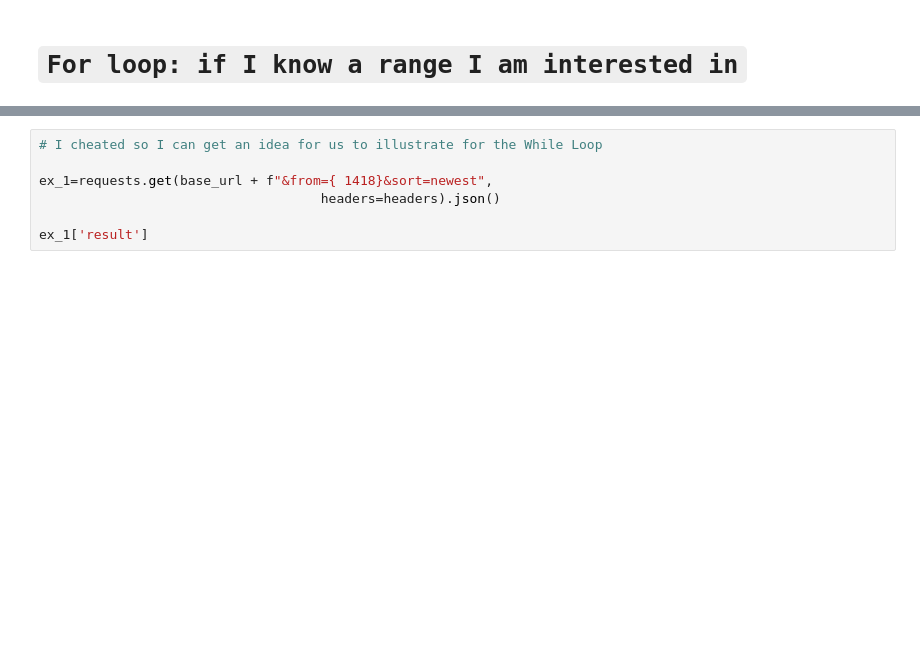
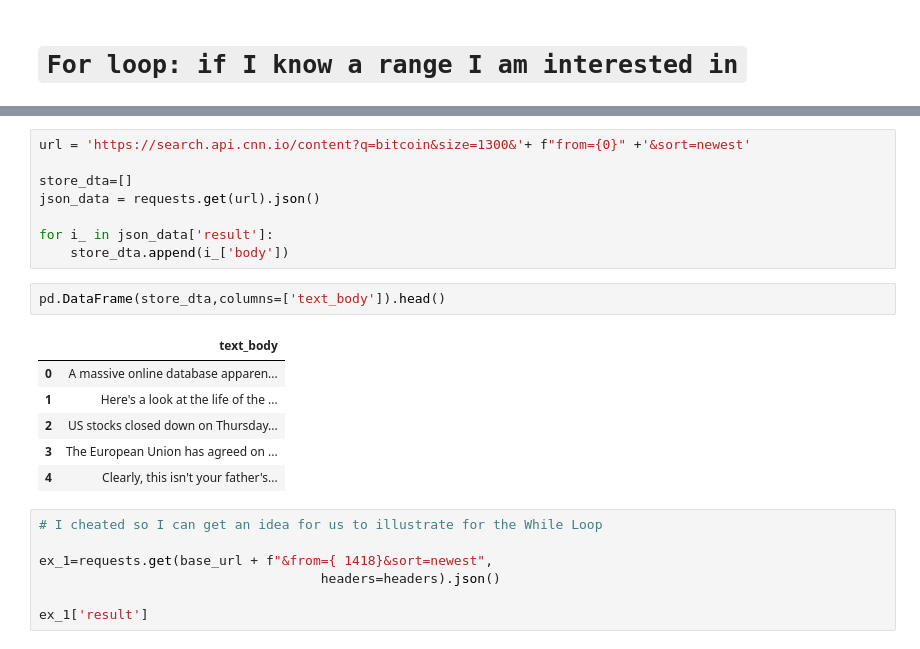
Before and after one commit to MrFuguDataScience/various_API_connections, a Jupyter notebook: cnn_api_ex.ipynb, the cells around one changed output, grey strips where cells are left out. Drawn from its saved outputs; the diff is of its cells as text; blank space fills up the shorter version.

Commit message:
CNN_API_Help_Ideas
add notes, add parsing of json direct from api and cut useless junk

```diff
--- a/cnn_api_ex.ipynb
+++ b/cnn_api_ex.ipynb
@@ -319,3 +324,20 @@ def what(start,finish):
+# %%
+url = 'https://search.api.cnn.io/content?q=bitcoin&size=1300&'+ f"from={0}" +'&sort=newest'
+
+store_dta=[]
+json_data = requests.get(url).json()
+
+for i_ in json_data['result']:
+    store_dta.append(i_['body'])
+# %%
+pd.DataFrame(store_dta,columns=['text_body']).head()
+# %% [output]
+|  | text_body |
+| 0 | A massive online database apparen... |
+| 1 | Here's a look at the life of the ... |
+| 2 | US stocks closed down on Thursday... |
+| 3 | The European Union has agreed on ... |
+| 4 | Clearly, this isn't your father's... |
 # %%
 # I cheated so I can get an idea for us to illustrate for the While Loop
 
```
Also changed, not shown: parts of 11 cells of this notebook.
